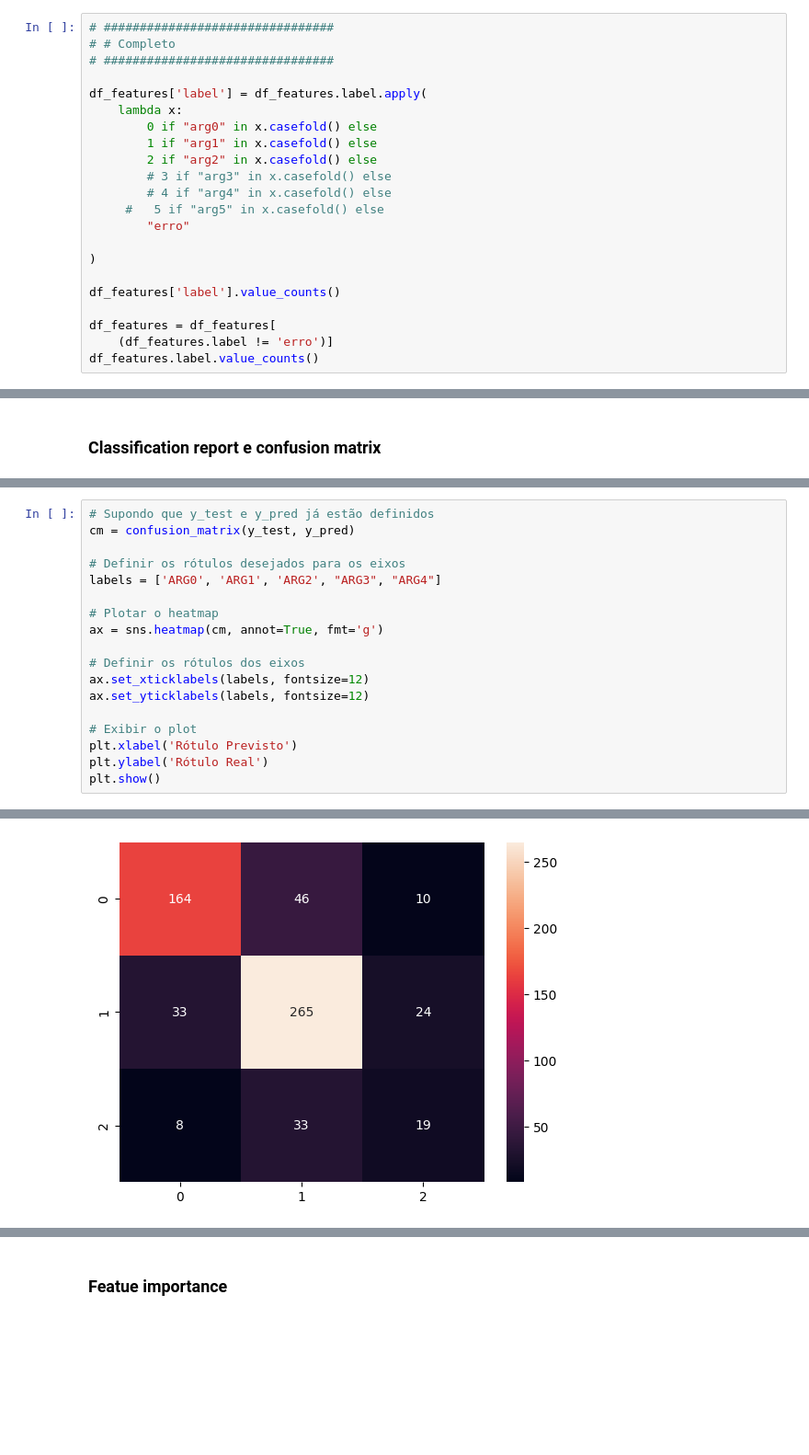
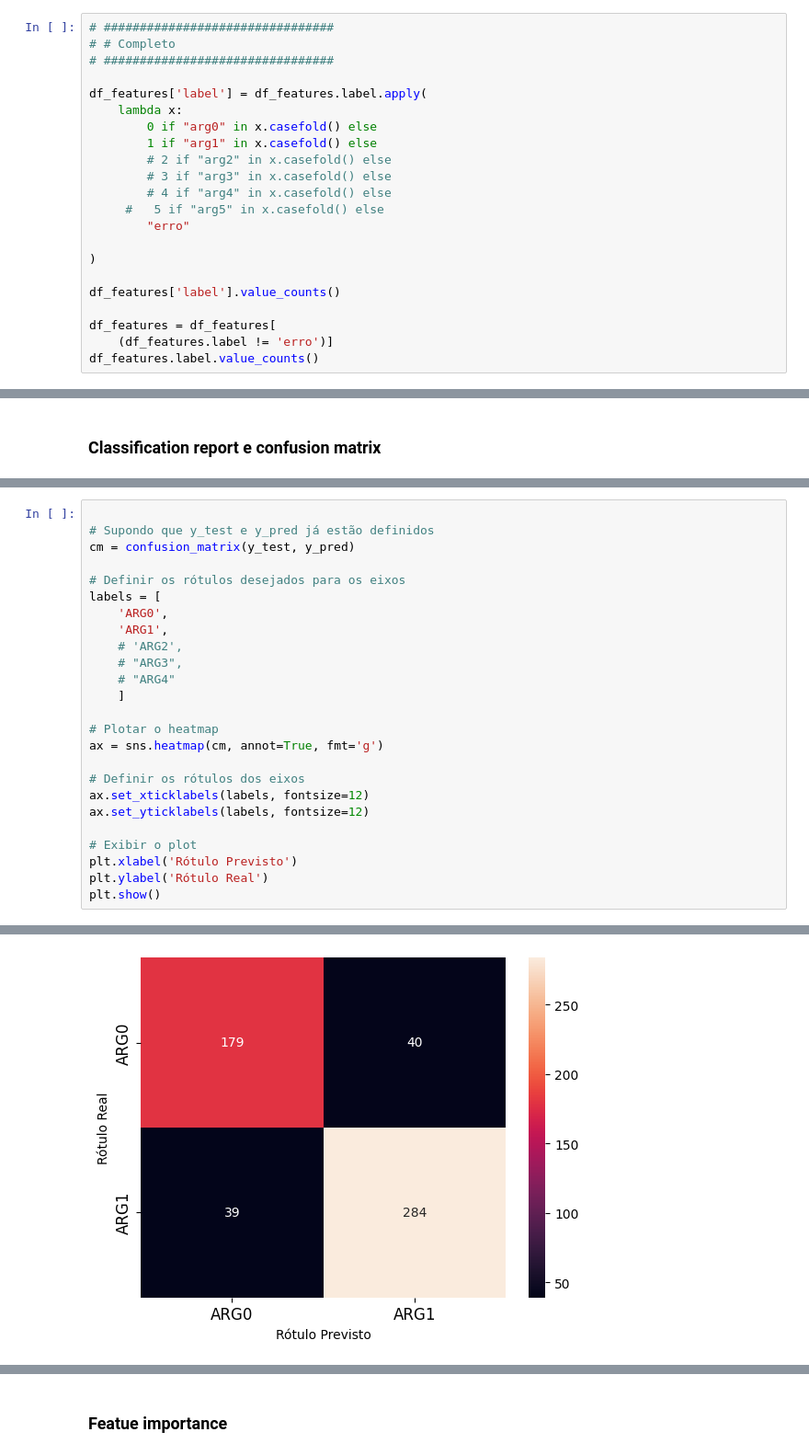
Before and after one commit to semcovici/AMR-BP-prediction, a Jupyter notebook: notebooks/2.0-classification.ipynb, the cells around one changed output, grey strips where cells are left out. Shown at 92% size. Drawn from its saved outputs; the diff is of its cells as text; blank space fills up the shorter version.

```diff
--- a/notebooks/2.0-classification.ipynb
+++ b/notebooks/2.0-classification.ipynb
@@ -141,7 +141,7 @@ df_features['label'] = df_features.label.apply(
     lambda x:
         0 if "arg0" in x.casefold() else
         1 if "arg1" in x.casefold() else
-        2 if "arg2" in x.casefold() else
+        # 2 if "arg2" in x.casefold() else
         # 3 if "arg3" in x.casefold() else
         # 4 if "arg4" in x.casefold() else
      #   5 if "arg5" in x.casefold() else
@@ -558,9 +577,16 @@ weighted avg       0.74      0.74      0.74       602
 # %%
+
 # Supondo que y_test e y_pred já estão definidos
 cm = confusion_matrix(y_test, y_pred)
 
 # Definir os rótulos desejados para os eixos
-labels = ['ARG0', 'ARG1', 'ARG2', "ARG3", "ARG4"]
+labels = [
+    'ARG0',
+    'ARG1',
+    # 'ARG2',
+    # "ARG3",
+    # "ARG4"
+    ]
 
 # Plotar o heatmap
 ax = sns.heatmap(cm, annot=True, fmt='g')
@@ -578,4 +603,4 @@ ValueError: The number of FixedLocator locations (3), usually from a call to set
-[figure, old version]
+[figure, new version]
 # %%
 df_features_test = df_features.loc[y_test.index.tolist(), :]
 
```
Also changed, not shown: parts of 16 cells of this notebook.
